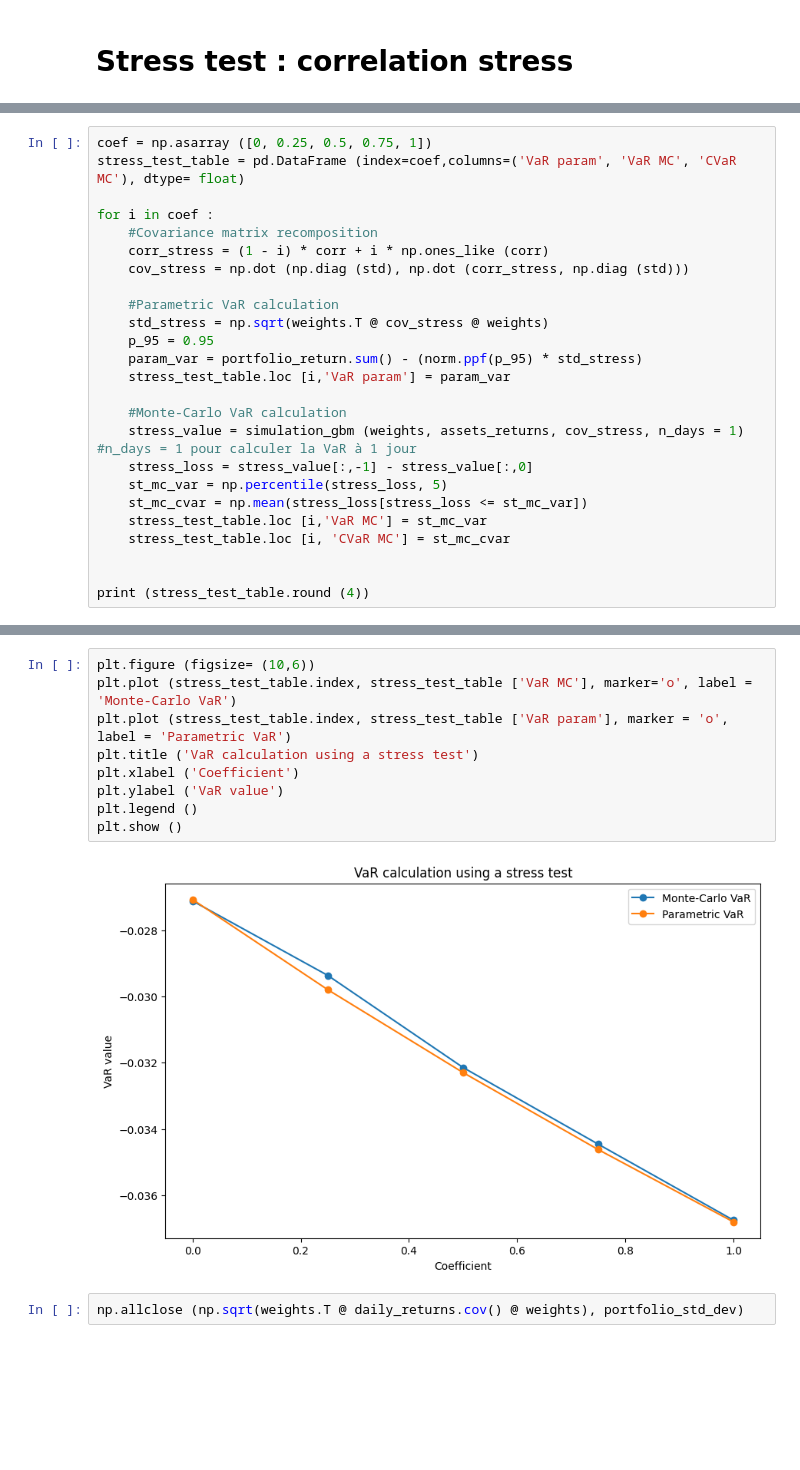
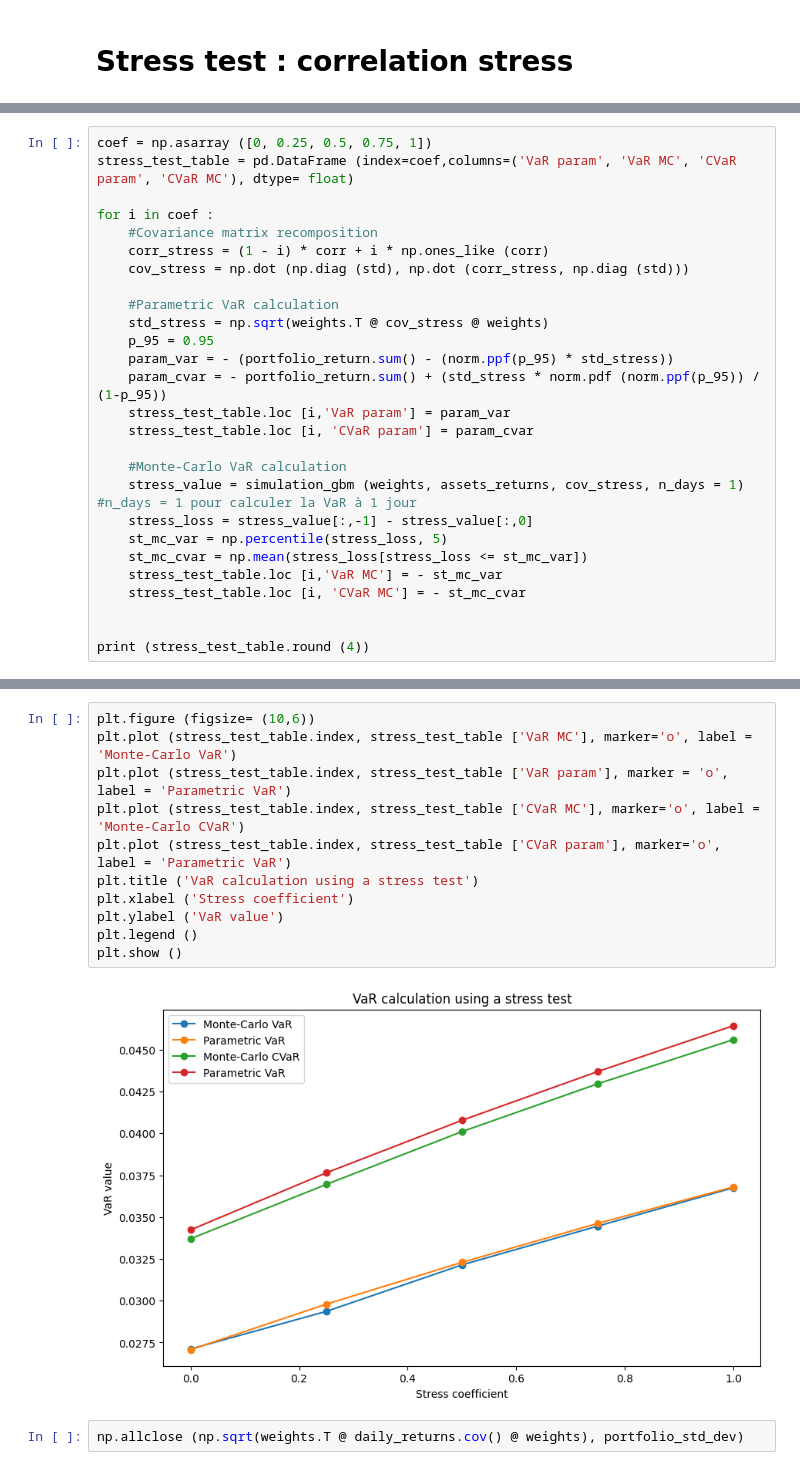
Before and after one commit to bilil-byte/Financial-Risk-project, a Jupyter notebook: notebook.ipynb, the cells around one changed output, grey strips where cells are left out. Drawn from its saved outputs; the diff is of its cells as text; blank space fills up the shorter version.

```diff
--- a/notebook.ipynb
+++ b/notebook.ipynb
@@ -326,6 +369,6 @@ True
 # %%
 coef = np.asarray ([0, 0.25, 0.5, 0.75, 1])
-stress_test_table = pd.DataFrame (index=coef,columns=('VaR param', 'VaR MC', 'CVaR MC'), dtype= float)
+stress_test_table = pd.DataFrame (index=coef,columns=('VaR param', 'VaR MC', 'CVaR param', 'CVaR MC'), dtype= float)
 
 for i in coef :
     #Covariance matrix recomposition
@@ -335,16 +378,18 @@ for i in coef :
     #Parametric VaR calculation
     std_stress = np.sqrt(weights.T @ cov_stress @ weights)
     p_95 = 0.95
-    param_var = portfolio_return.sum() - (norm.ppf(p_95) * std_stress)
+    param_var = - (portfolio_return.sum() - (norm.ppf(p_95) * std_stress))
+    param_cvar = - portfolio_return.sum() + (std_stress * norm.pdf (norm.ppf(p_95)) / (1-p_95))
     stress_test_table.loc [i,'VaR param'] = param_var
+    stress_test_table.loc [i, 'CVaR param'] = param_cvar
 
     #Monte-Carlo VaR calculation
     stress_value = simulation_gbm (weights, assets_returns, cov_stress, n_days = 1) #n_days = 1 pour calculer la VaR à 1 jour
     stress_loss = stress_value[:,-1] - stress_value[:,0]
     st_mc_var = np.percentile(stress_loss, 5)
     st_mc_cvar = np.mean(stress_loss[stress_loss <= st_mc_var])
-    stress_test_table.loc [i,'VaR MC'] = st_mc_var
-    stress_test_table.loc [i, 'CVaR MC'] = st_mc_cvar
+    stress_test_table.loc [i,'VaR MC'] = - st_mc_var
+    stress_test_table.loc [i, 'CVaR MC'] = - st_mc_cvar
 
 
 print (stress_test_table.round (4))
@@ -358,14 +403,16 @@ print (stress_test_table.round (4))
 # %%
 plt.figure (figsize= (10,6))
 plt.plot (stress_test_table.index, stress_test_table ['VaR MC'], marker='o', label = 'Monte-Carlo VaR')
 plt.plot (stress_test_table.index, stress_test_table ['VaR param'], marker = 'o', label = 'Parametric VaR')
+plt.plot (stress_test_table.index, stress_test_table ['CVaR MC'], marker='o', label = 'Monte-Carlo CVaR')
+plt.plot (stress_test_table.index, stress_test_table ['CVaR param'], marker='o', label = 'Parametric VaR')
 plt.title ('VaR calculation using a stress test')
-plt.xlabel ('Coefficient')
+plt.xlabel ('Stress coefficient')
 plt.ylabel ('VaR value')
 plt.legend ()
 plt.show ()
 # %% [output]
-[figure, old version]
+[figure, new version]
 # %%
 np.allclose (np.sqrt(weights.T @ daily_returns.cov() @ weights), portfolio_std_dev)
 # %% [output]
```
Also changed, not shown: parts of 17 cells of this notebook, 3 other files.
